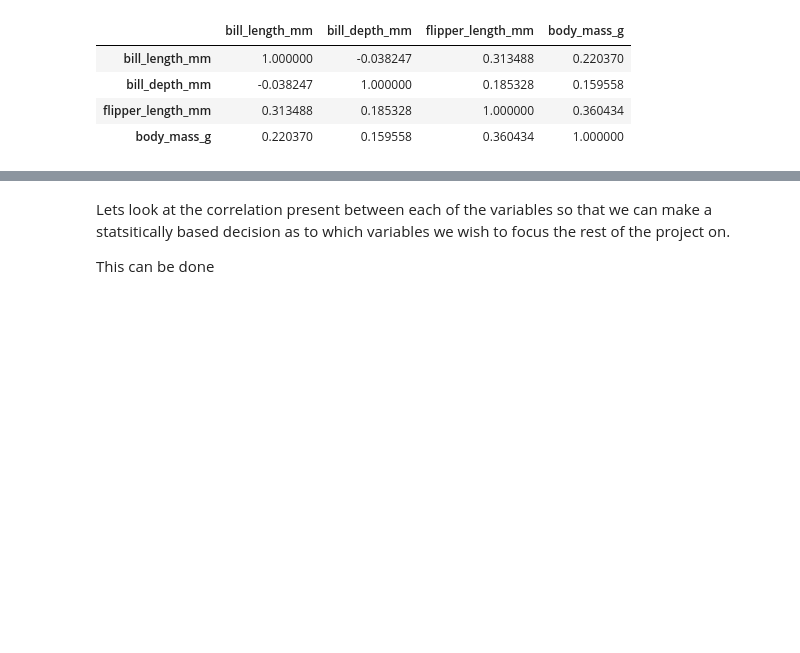
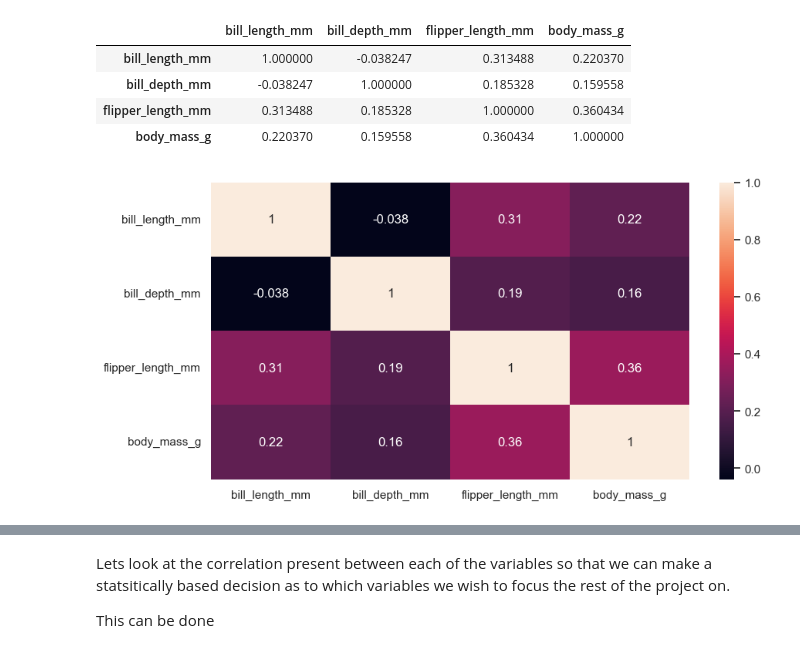
Before and after one commit to Laura6826/PofDA-mywork, a Jupyter notebook: penguins.ipynb, the cells around one changed output, grey strips where cells are left out. Cells and saved outputs as stored; diff of their text form; code cells hidden in the pictures; blank space fills up the shorter version.

```diff
--- a/penguins.ipynb
+++ b/penguins.ipynb
@@ -356,10 +353,12 @@ The Pearsons correlation for the male Adelie penguins
 | body_mass_g | 0.220370 | 0.159558 | 0.360434 | 1.000000 |
 # %%
 # Lets try and visualise that correlation between variables for the male Adelie penguins.
-plt.figure(figsize=(14,8))
+plt.figure(figsize=(10,5))
 sns.set_theme(style="white")
-corr = male_adelie_df.corr()
-heatmap = sns.heatmap(corr, annot=True, cmap="Blues", fmt='.1g')
+corr_ma = male_adelie_df.corr()
+heatmap = sns.heatmap(corr_ma, annot=True) # 'annot=True', will display the correlation cooefficent on the heatmap.
+# %% [output]
+[figure, added]
 # %%
 # Female Adelie
 female_adelie_df = adelie_df[adelie_df['sex'] == 'FEMALE']
```
Also changed, not shown: parts of 5 cells of this notebook.
